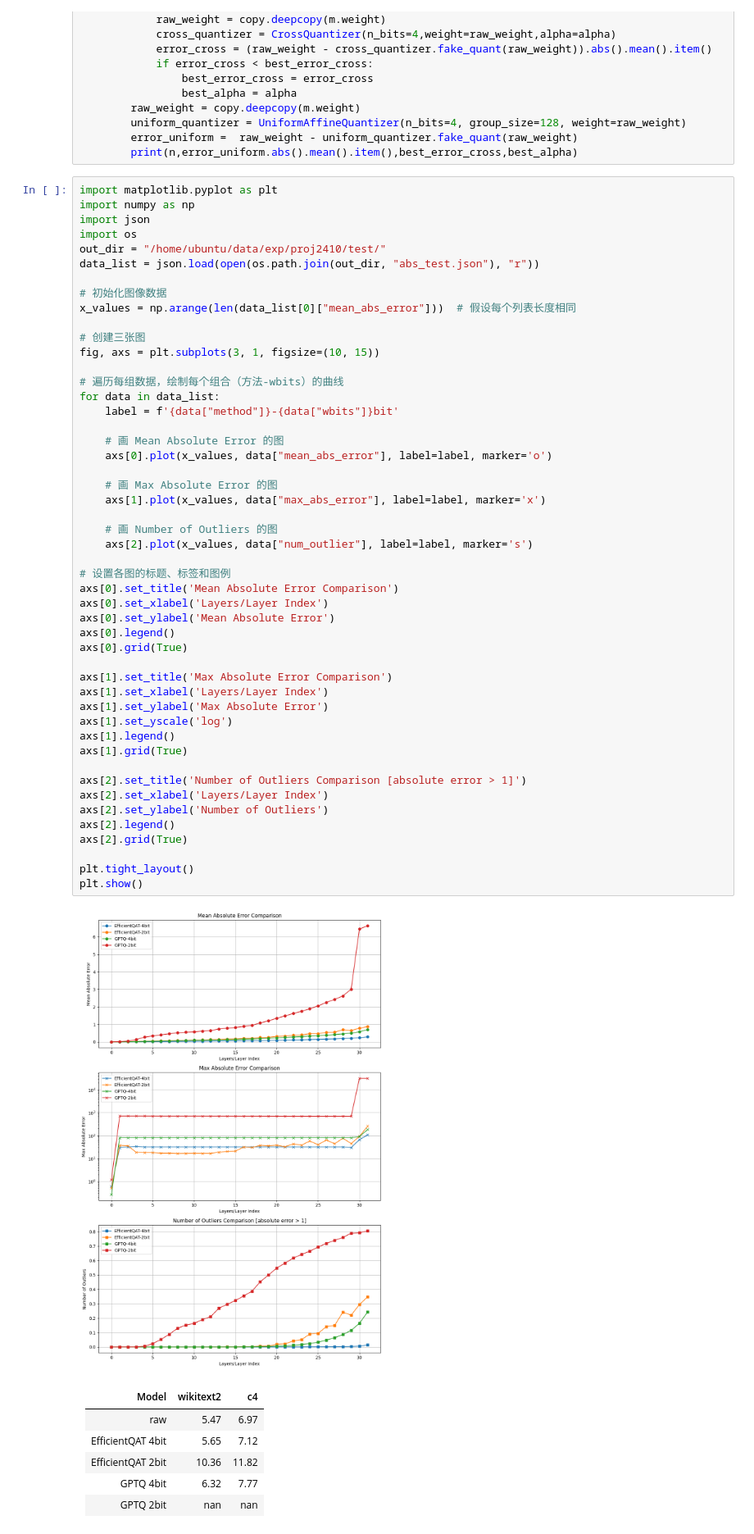
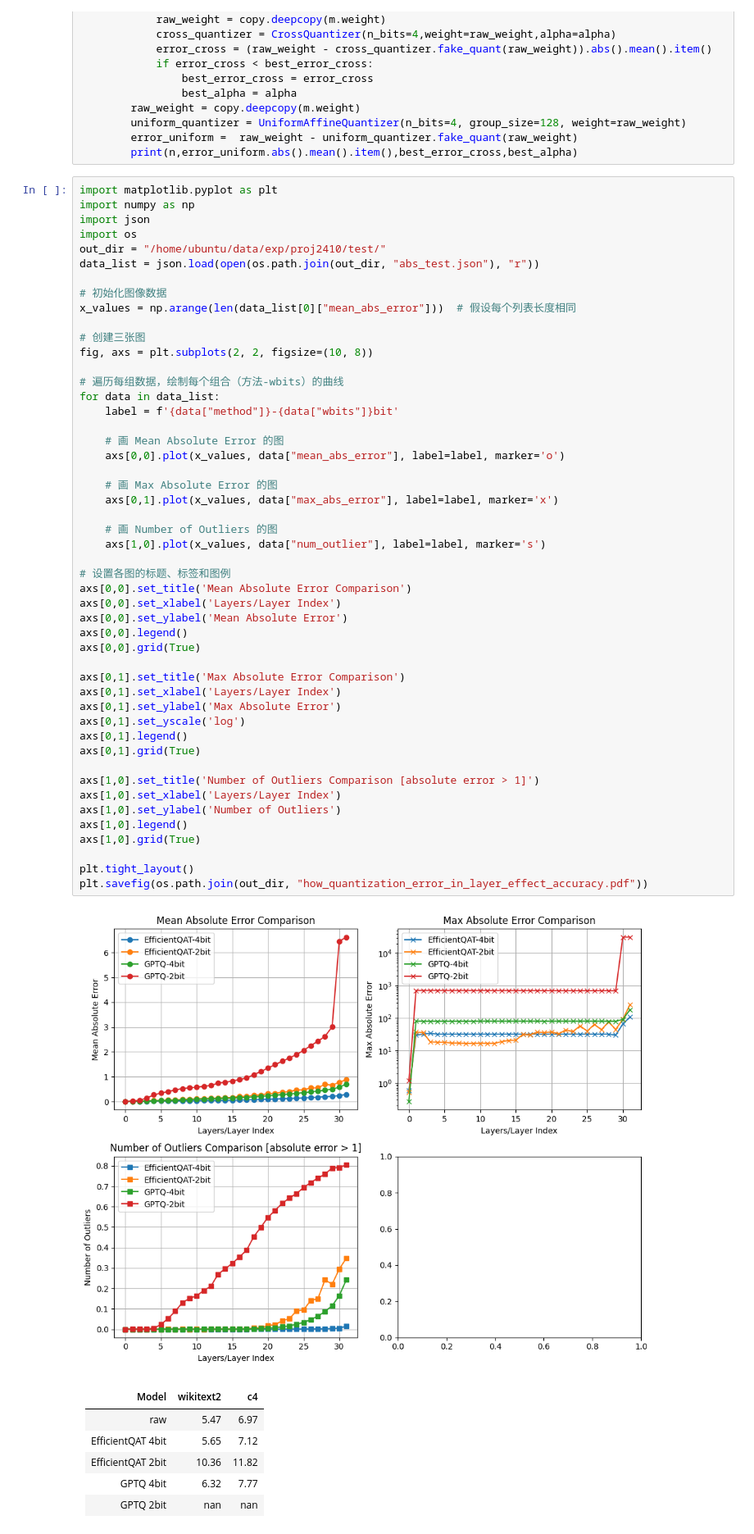
Before and after one commit to hq-ansel/proj2410, a Jupyter notebook: preEXP.ipynb, the cells around one changed output. Shown: that part at 82% size. Drawn from its saved outputs; the diff is of its cells as text.

```diff
--- a/preEXP.ipynb
+++ b/preEXP.ipynb
@@ -81,54 +81,54 @@ for n,m in llm_model.named_modules():
 # %%
 import matplotlib.pyplot as plt
 import numpy as np
 import json
 import os
 out_dir = "/home/ubuntu/data/exp/proj2410/test/"
 data_list = json.load(open(os.path.join(out_dir, "abs_test.json"), "r"))
 
 # 初始化图像数据
 x_values = np.arange(len(data_list[0]["mean_abs_error"]))  # 假设每个列表长度相同
 
 # 创建三张图
-fig, axs = plt.subplots(3, 1, figsize=(10, 15))
+fig, axs = plt.subplots(2, 2, figsize=(10, 8))
 
 # 遍历每组数据，绘制每个组合（方法-wbits）的曲线
 for data in data_list:
     label = f'{data["method"]}-{data["wbits"]}bit'
 
     # 画 Mean Absolute Error 的图
-    axs[0].plot(x_values, data["mean_abs_error"], label=label, marker='o')
+    axs[0,0].plot(x_values, data["mean_abs_error"], label=label, marker='o')
 
     # 画 Max Absolute Error 的图
-    axs[1].plot(x_values, data["max_abs_error"], label=label, marker='x')
+    axs[0,1].plot(x_values, data["max_abs_error"], label=label, marker='x')
 
     # 画 Number of Outliers 的图
-    axs[2].plot(x_values, data["num_outlier"], label=label, marker='s')
+    axs[1,0].plot(x_values, data["num_outlier"], label=label, marker='s')
 
 # 设置各图的标题、标签和图例
-axs[0].set_title('Mean Absolute Error Comparison')
-axs[0].set_xlabel('Layers/Layer Index')
-axs[0].set_ylabel('Mean Absolute Error')
-axs[0].legend()
-axs[0].grid(True)
+axs[0,0].set_title('Mean Absolute Error Comparison')
+axs[0,0].set_xlabel('Layers/Layer Index')
+axs[0,0].set_ylabel('Mean Absolute Error')
+axs[0,0].legend()
+axs[0,0].grid(True)
 
-axs[1].set_title('Max Absolute Error Comparison')
-axs[1].set_xlabel('Layers/Layer Index')
-axs[1].set_ylabel('Max Absolute Error')
-axs[1].set_yscale('log')
-axs[1].legend()
-axs[1].grid(True)
+axs[0,1].set_title('Max Absolute Error Comparison')
+axs[0,1].set_xlabel('Layers/Layer Index')
+axs[0,1].set_ylabel('Max Absolute Error')
+axs[0,1].set_yscale('log')
+axs[0,1].legend()
+axs[0,1].grid(True)
 
-axs[2].set_title('Number of Outliers Comparison [absolute error > 1]')
-axs[2].set_xlabel('Layers/Layer Index')
-axs[2].set_ylabel('Number of Outliers')
-axs[2].legend()
-axs[2].grid(True)
+axs[1,0].set_title('Number of Outliers Comparison [absolute error > 1]')
+axs[1,0].set_xlabel('Layers/Layer Index')
+axs[1,0].set_ylabel('Number of Outliers')
+axs[1,0].legend()
+axs[1,0].grid(True)
 
 plt.tight_layout()
-plt.show()
+plt.savefig(os.path.join(out_dir, "how_quantization_error_in_layer_effect_accuracy.pdf"))
 # %% [output]
-[figure, old version]
+[figure, new version]
 # %% [markdown]
 
 | Model | wikitext2 | c4 |
```
Also changed, not shown: parts of 4 cells of this notebook, 8 other files.
